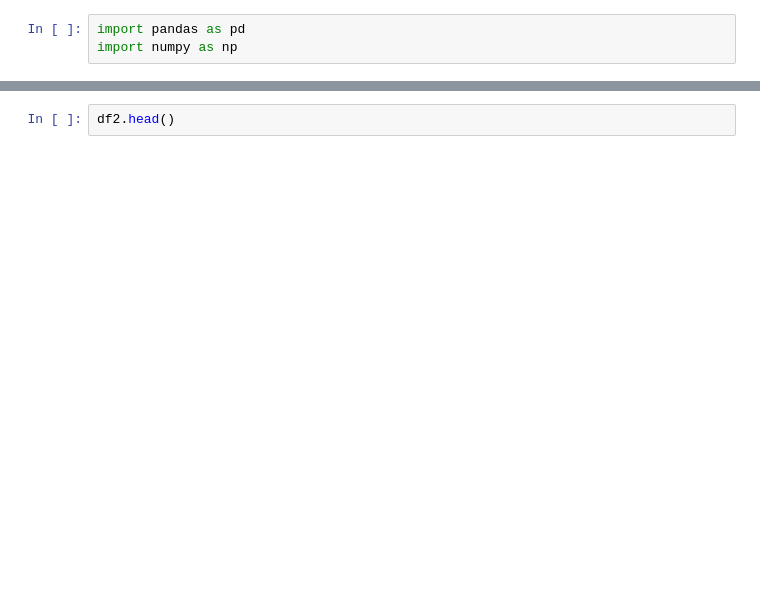
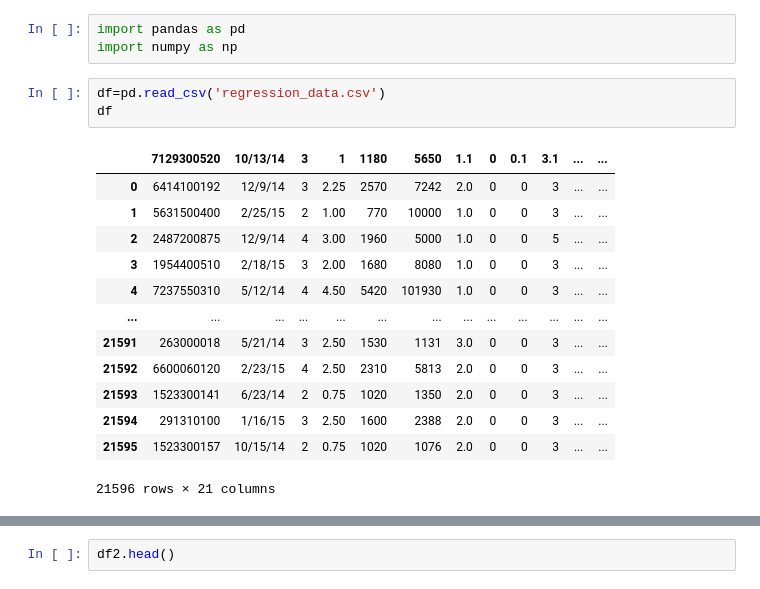
Before and after one commit to SergiGuasch/hangover, a Jupyter notebook: Mid-project.ipynb, the cells around one changed output, grey strips where cells are left out. Drawn from its saved outputs; the diff is of its cells as text; blank space fills up the shorter version.

```diff
--- a/Mid-project.ipynb
+++ b/Mid-project.ipynb
@@ -1,5 +1,22 @@
 # %%
 import pandas as pd
 import numpy as np
+# %%
+df=pd.read_csv('regression_data.csv')
+df
+# %% [output]
+|  | 7129300520 | 10/13/14 | 3 | 1 | 1180 | 5650 | 1.1 | 0 | 0.1 | 3.1 | ... | ... |
+| 0 | 6414100192 | 12/9/14 | 3 | 2.25 | 2570 | 7242 | 2.0 | 0 | 0 | 3 | ... | ... |
+| 1 | 5631500400 | 2/25/15 | 2 | 1.00 | 770 | 10000 | 1.0 | 0 | 0 | 3 | ... | ... |
+| 2 | 2487200875 | 12/9/14 | 4 | 3.00 | 1960 | 5000 | 1.0 | 0 | 0 | 5 | ... | ... |
+| 3 | 1954400510 | 2/18/15 | 3 | 2.00 | 1680 | 8080 | 1.0 | 0 | 0 | 3 | ... | ... |
+| 4 | 7237550310 | 5/12/14 | 4 | 4.50 | 5420 | 101930 | 1.0 | 0 | 0 | 3 | ... | ... |
+| ... | ... | ... | ... | ... | ... | ... | ... | ... | ... | ... | ... | ... |
+| 21591 | 263000018 | 5/21/14 | 3 | 2.50 | 1530 | 1131 | 3.0 | 0 | 0 | 3 | ... | ... |
+| 21592 | 6600060120 | 2/23/15 | 4 | 2.50 | 2310 | 5813 | 2.0 | 0 | 0 | 3 | ... | ... |
+| 21593 | 1523300141 | 6/23/14 | 2 | 0.75 | 1020 | 1350 | 2.0 | 0 | 0 | 3 | ... | ... |
+| 21594 | 291310100 | 1/16/15 | 3 | 2.50 | 1600 | 2388 | 2.0 | 0 | 0 | 3 | ... | ... |
+| 21595 | 1523300157 | 10/15/14 | 2 | 0.75 | 1020 | 1076 | 2.0 | 0 | 0 | 3 | ... | ... |
+21596 rows × 21 columns
 # %%
 df2=pd.read_excel('regression_data.xls')
```
Also changed, not shown: parts of 1 cell of this notebook.
